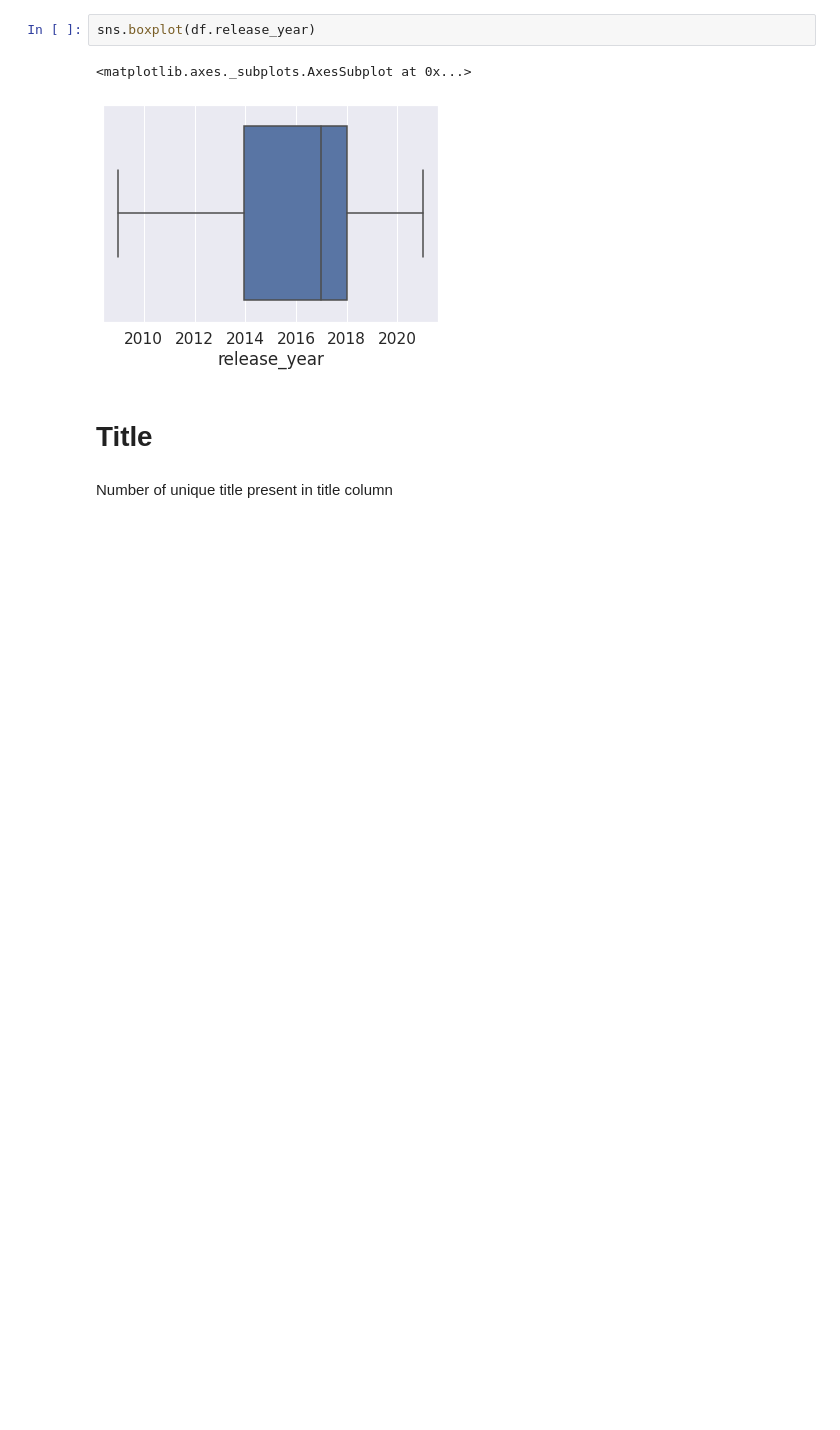
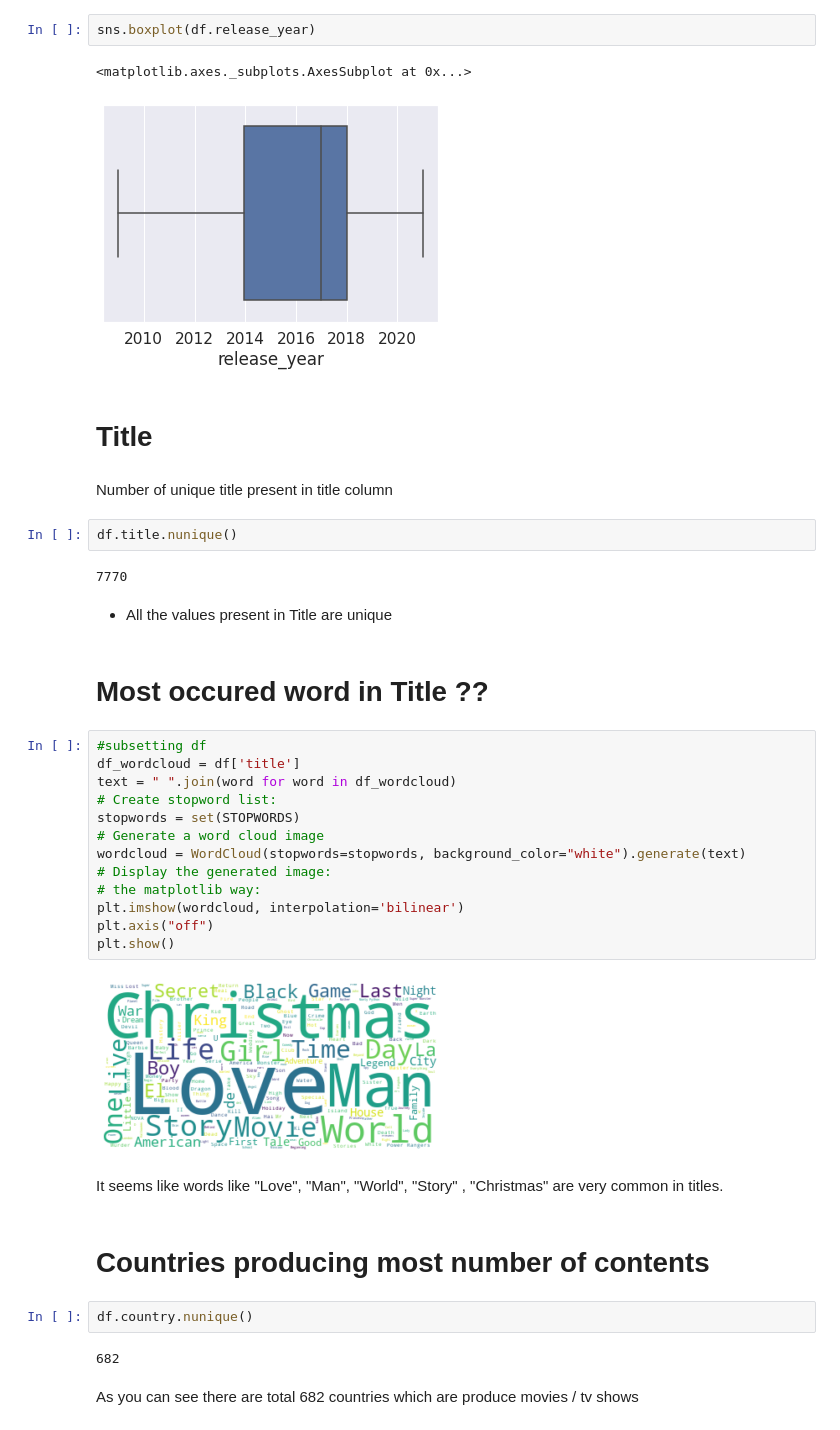
Before and after one commit to pmgumble/pmgumble-Netflix-Movies-TV-Shows-clustering, a Jupyter notebook: Pratik_M_Gumble_Netflix_Movies_TV_Shows_clustering.ipynb, the cells around one changed output. Drawn from its saved outputs; the diff is of its cells as text; blank space fills up the shorter version.

```diff
--- a/Pratik_M_Gumble_Netflix_Movies_TV_Shows_clustering.ipynb
+++ b/Pratik_M_Gumble_Netflix_Movies_TV_Shows_clustering.ipynb
@@ -438,3 +480,36 @@ sns.boxplot(df.release_year)
 # **Title**
 # %% [markdown]
 Number of unique title present in title column
+# %%
+df.title.nunique()
+# %% [output]
+7770
+# %% [markdown]
+* All the values present in Title are unique
+# %% [markdown]
+# **Most occured word in Title ??**
+# %%
+#subsetting df
+df_wordcloud = df['title']
+text = " ".join(word for word in df_wordcloud)
+# Create stopword list:
+stopwords = set(STOPWORDS)
+# Generate a word cloud image
+wordcloud = WordCloud(stopwords=stopwords, background_color="white").generate(text)
+# Display the generated image:
+# the matplotlib way:
+plt.imshow(wordcloud, interpolation='bilinear')
+plt.axis("off")
+plt.show()
+# %% [output]
+[figure, added]
+# %% [markdown]
+It seems like words like "Love", "Man", "World", "Story" , "Christmas" are very common in titles.
+# %% [markdown]
+# Countries producing most number of contents
+# %%
+df.country.nunique()
+# %% [output]
+682
+# %% [markdown]
+As you can see there are total 682 countries which are produce movies / tv shows
```
Also changed, not shown: parts of 83 cells of this notebook.
